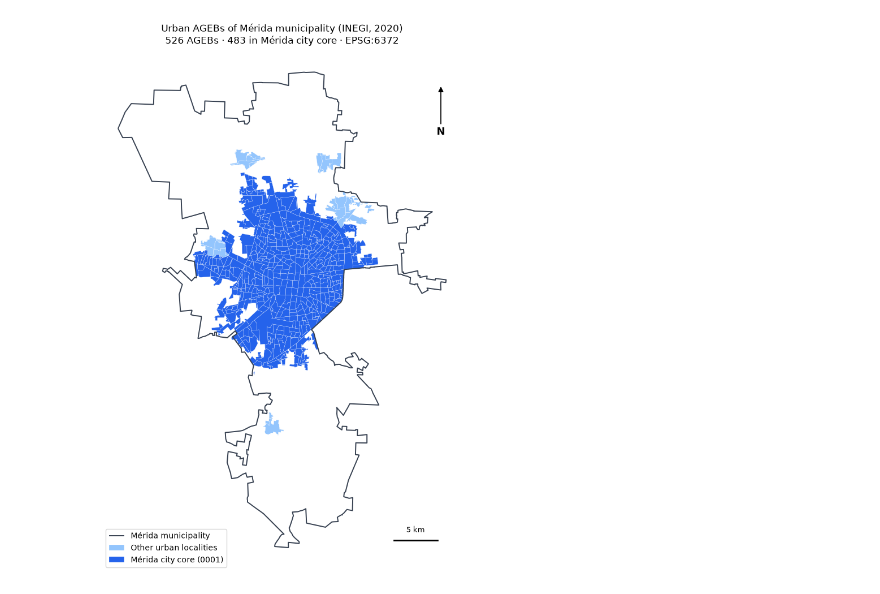
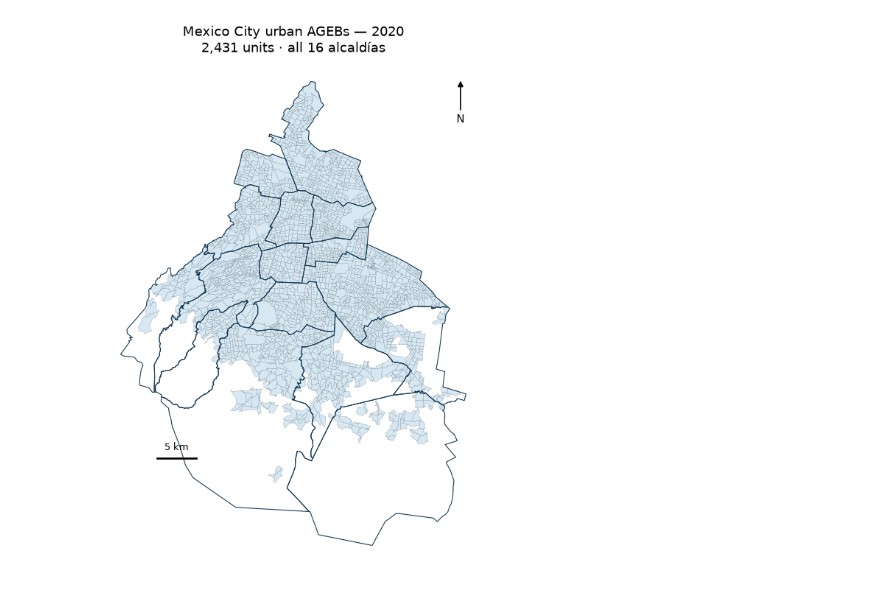
Before and after one commit to joseeangel0/merida-urban-intelligence, a Jupyter notebook: notebooks/10_geographic_assessment.ipynb, the cells around one changed output. Drawn from its saved outputs; the diff is of its cells as text; code cells hidden in the pictures.

```diff
--- a/notebooks/10_geographic_assessment.ipynb
+++ b/notebooks/10_geographic_assessment.ipynb
@@ -22,18 +26,20 @@ import sys
 ROOT = next((parent for parent in (Path.cwd(), *Path.cwd().parents) if (parent / "src" / "config.py").exists()), None)
 if ROOT is None:
     raise RuntimeError("Could not locate the repository root from the notebook working directory")
-sys.path.insert(0, str(ROOT))
+if str(ROOT) not in sys.path:
+    sys.path.insert(0, str(ROOT))
 
 import geopandas as gpd
 import matplotlib.pyplot as plt
 import pandas as pd
 
-from src.config import CRS_PROJECTED, CVE_ENT, CVE_MUN, DATA_RAW, OUTPUT_MAPS
+from src.config import CRS_PROJECTED, CVE_ENT, DATA_RAW, OUTPUT_MAPS
 
-MARCO_GEO = DATA_RAW / "marco_geo_2020" / "conjunto_de_datos"
-AGEB_PATH = MARCO_GEO / "31a.shp"
-LOCALITY_PATH = MARCO_GEO / "31l.shp"
-MUNICIPALITY_PATH = MARCO_GEO / "31mun.shp"
+MARCO_GEO = DATA_RAW / "marco_geo_2020_09" / "conjunto_de_datos"
+AGEB_PATH = MARCO_GEO / "09a.shp"
+LOCALITY_PATH = MARCO_GEO / "09l.shp"
+MUNICIPALITY_PATH = MARCO_GEO / "09mun.shp"
+DENUE_PATH = DATA_RAW / "denue_09" / "conjunto_de_datos" / "denue_inegi_09_.csv"
 
-assert all(path.exists() for path in (AGEB_PATH, LOCALITY_PATH, MUNICIPALITY_PATH))
+assert all(path.exists() for path in (AGEB_PATH, LOCALITY_PATH, MUNICIPALITY_PATH, DENUE_PATH))
 # %%
@@ -96,52 +106,40 @@ Locality CVEGEO = first 9 characters; municipality CVEGEO = first 5 characters.
 # %%
-ageb_merida = ageb_source.loc[
-    ageb_source["CVE_ENT"].astype(str).eq(CVE_ENT)
-    & ageb_source["CVE_MUN"].astype(str).eq("050")
-].copy()
-locality_merida = locality_source.loc[
-    locality_source["CVE_ENT"].astype(str).eq(CVE_ENT)
-    & locality_source["CVE_MUN"].astype(str).eq(CVE_MUN)
+from src.transform.geography import run
+
+ageb = run()
+assert len(ageb) == 2_431
+assert ageb["cvegeo"].is_unique
+assert int(ageb["is_city_core"].sum()) == 2_348
+assert ageb["mun_name"].nunique() == 16
+assert ageb.crs.to_epsg() == 6372
+assert ageb.geom_type.eq("MultiPolygon").all()
+assert ageb.geometry.is_valid.all()
+assert abs(ageb["area_km2"].sum() - 792.15) <= 0.1
+assert list(ageb.columns) == [
+    "cvegeo", "cve_ent", "cve_mun", "cve_loc", "cve_ageb", "mun_name",
+    "loc_name", "is_city_core", "area_km2", "geometry",
 ]
-municipality_merida = municipality_source.loc[
-    municipality_source["CVE_ENT"].astype(str).eq(CVE_ENT)
-    & municipality_source["CVE_MUN"].astype(str).eq(CVE_MUN)
-]
-ageb_merida["is_city_core"] = ageb_merida["CVE_LOC"].astype(str).eq("0001")
 
-assert len(ageb_merida) == 526
-assert int(ageb_merida["is_city_core"].sum()) == 483
-assert ageb_merida["CVEGEO"].is_unique
-assert ageb_merida["CVEGEO"].astype(str).str.len().eq(13).all()
-assert ageb_merida.geometry.is_valid.all()
-
-area_km2 = ageb_merida.geometry.area.sum() / 1_000_000
-print(f"CVE_MUN='050': {len(ageb_merida)} urban AGEBs; {int(ageb_merida.is_city_core.sum())} city-core; {area_km2:.4f} km²")
-assert abs(area_km2 - 259.86) <= 0.1
-
+fig, ax = plt.subplots(figsize=(9, 9))
+ageb.plot(ax=ax, facecolor="#d8e8f2", edgecolor="#667985", linewidth=0.18)
+municipality_source.boundary.plot(ax=ax, color="#183b56", linewidth=0.8)
+ax.set_title("Mexico City urban AGEBs — 2020\n2,431 units · all 16 alcaldías", fontsize=13)
+ax.set_axis_off()
+ax.annotate(
+    "N", xy=(0.94, 0.96), xytext=(0.94, 0.88), xycoords="axes fraction",
+    ha="center", va="center", fontsize=11,
+    arrowprops={"arrowstyle": "-|>", "color": "black", "lw": 1.2},
+)
+bounds = ageb.total_bounds
+scale_x = bounds[0] + 0.06 * (bounds[2] - bounds[0])
+scale_y = bounds[1] + 0.06 * (bounds[3] - bounds[1])
+ax.plot([scale_x, scale_x + 5_000], [scale_y, scale_y], color="black", linewidth=2)
+ax.text(scale_x + 2_500, scale_y + 800, "5 km", ha="center", va="bottom", fontsize=9)
 OUTPUT_MAPS.mkdir(parents=True, exist_ok=True)
-fig, ax = plt.subplots(figsize=(10, 10))
-municipality_merida.boundary.plot(ax=ax, color="#374151", linewidth=1.4, label="Mérida municipality")
-ageb_merida.loc[~ageb_merida.is_city_core].plot(
-    ax=ax, color="#93c5fd", edgecolor="white", linewidth=0.25, label="Other urban localities"
-)
-ageb_merida.loc[ageb_merida.is_city_core].plot(
-    ax=ax, color="#2563eb", edgecolor="white", linewidth=0.2, label="Mérida city core (0001)"
-)
-ax.annotate("N", xy=(0.94, 0.93), xytext=(0.94, 0.84), xycoords="axes fraction",
-            ha="center", va="center", fontsize=13, fontweight="bold",
-            arrowprops={"arrowstyle": "-|>", "color": "black", "lw": 1.3})
-xmin, xmax = ax.get_xlim()
-ymin, ymax = ax.get_ylim()
-scale_y = ymin + (ymax - ymin) * 0.06
-scale_x = xmax - (xmax - xmin) * 0.07 - 5_000
-ax.plot([scale_x, scale_x + 5_000], [scale_y, scale_y], color="black", linewidth=2)
-ax.text(scale_x + 2_500, scale_y + (ymax - ymin) * 0.015, "5 km", ha="center", fontsize=9)
-ax.set_title("Urban AGEBs of Mérida municipality (INEGI, 2020)\n526 AGEBs · 483 in Mérida city core · EPSG:6372")
-ax.legend(loc="lower left", frameon=True)
-ax.set_axis_off()
-fig.tight_layout()
 map_path = OUTPUT_MAPS / "00_study_area.png"
-fig.savefig(map_path, dpi=200, bbox_inches="tight")
+fig.savefig(map_path, dpi=220, bbox_inches="tight")
 plt.show()
-print(f"Saved {map_path}")
+plt.close(fig)
+assert map_path.exists() and map_path.stat().st_size > 0
+print(f"Study-area map: {map_path}; 2,431 valid AGEBs; 2,348 city-core; {ageb.mun_name.nunique()} alcaldías; {ageb.area_km2.sum():.4f} km².")
 # %% [output]
@@ -149 +147 @@ CVE_MUN='050': 526 urban AGEBs; 483 city-core; 259.8629 km²
-[figure, old version]
+[figure, new version]
```
Also changed, not shown: parts of 6 cells of this notebook, 1 other file.
